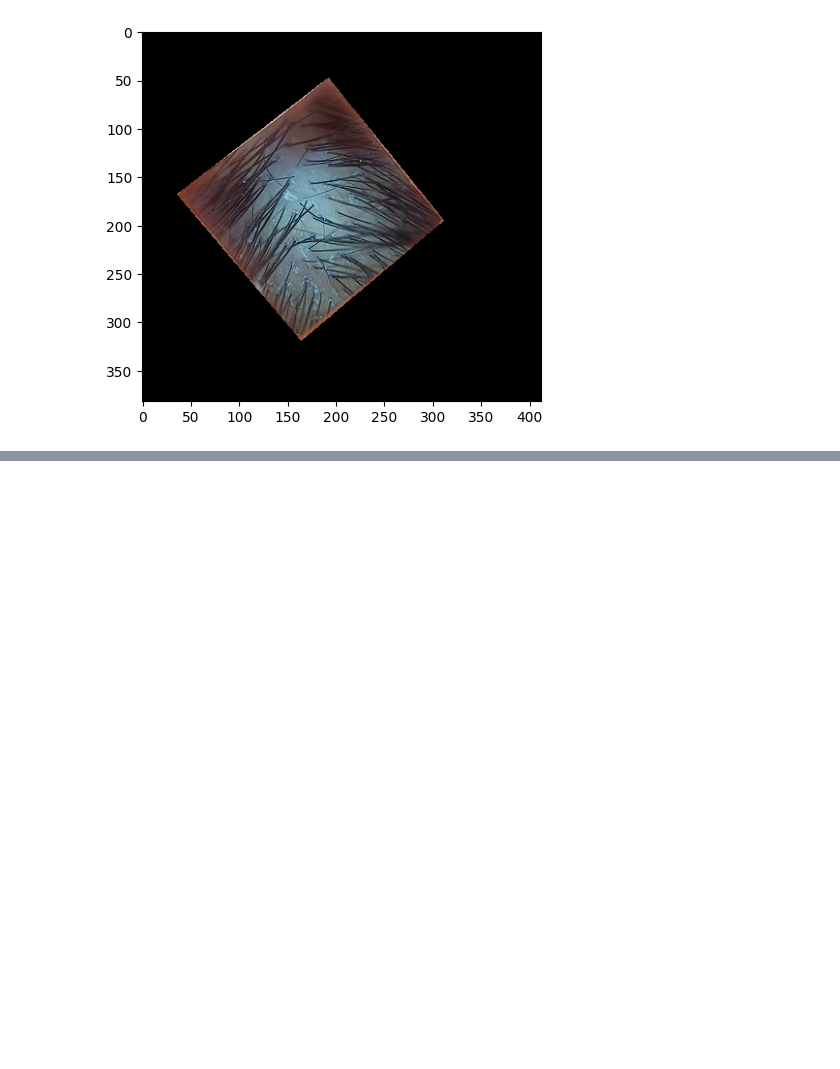
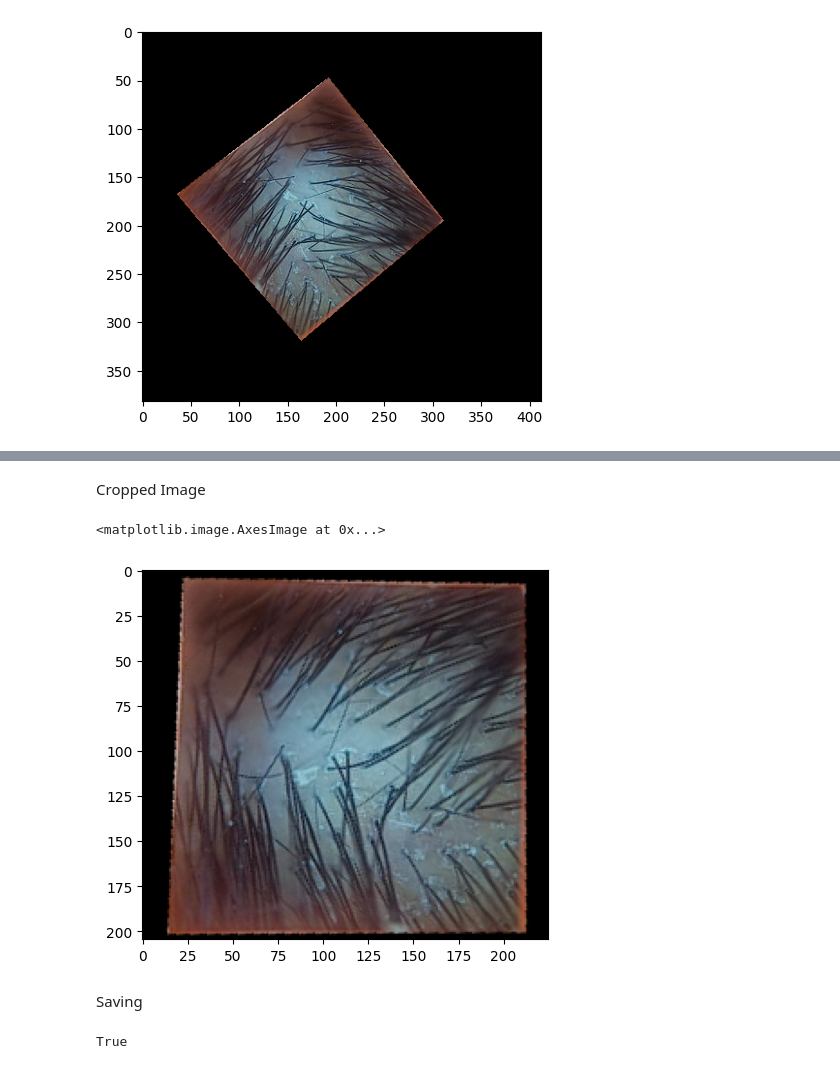
Before and after one commit to Noniesh30/Shape-Segmentation, a Jupyter notebook: segement.ipynb, the cells around one changed output, grey strips where cells are left out. Drawn from its saved outputs; the diff is of its cells as text; code cells hidden in the pictures; blank space fills up the shorter version.

```diff
--- a/segement.ipynb
+++ b/segement.ipynb
@@ -93,0 +108,16 @@ plt.imshow(masked_image)
+# %% [markdown]
+Cropped Image
+# %%
+cropped_image=rotated_image[105:310,65:290]
+plt.imshow(cropped_image)
+# %% [output]
+<matplotlib.image.AxesImage at 0x...>
+[figure, added]
+# %% [markdown]
+Saving
+# %%
+result_img=cv.cvtColor(cropped_image,cv.COLOR_RGB2BGR)
+path=r'C:\Users\K NONIESH REDDY\OneDrive\Desktop\internship\segement\result.png'
+cv.imwrite(path,result_img)
+# %% [output]
+True
```
Also changed, not shown: parts of 2 cells of this notebook, 1 other file.
